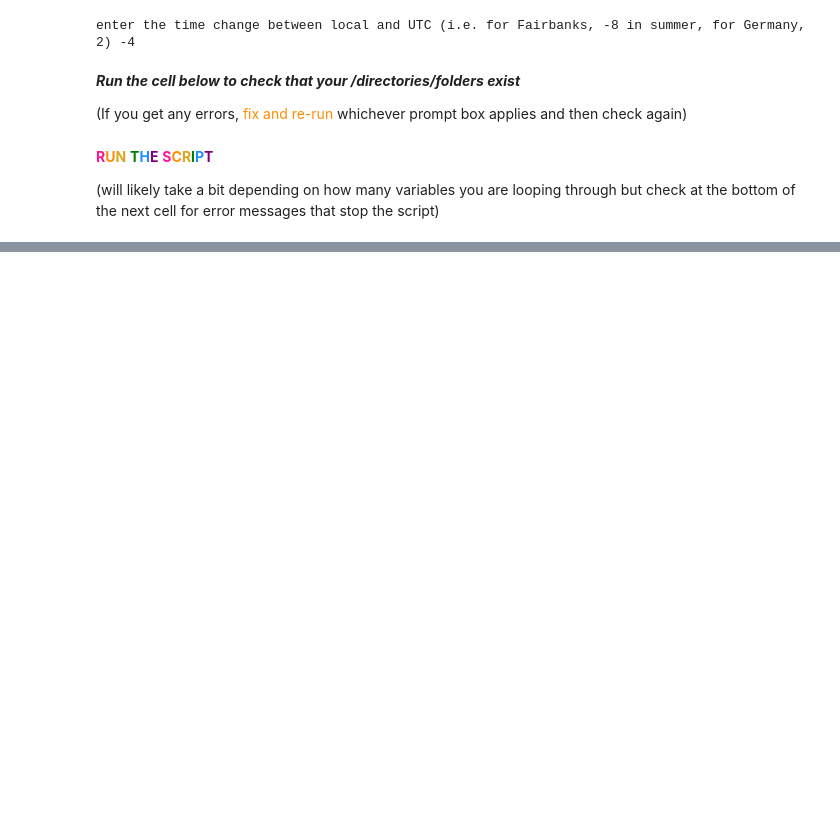
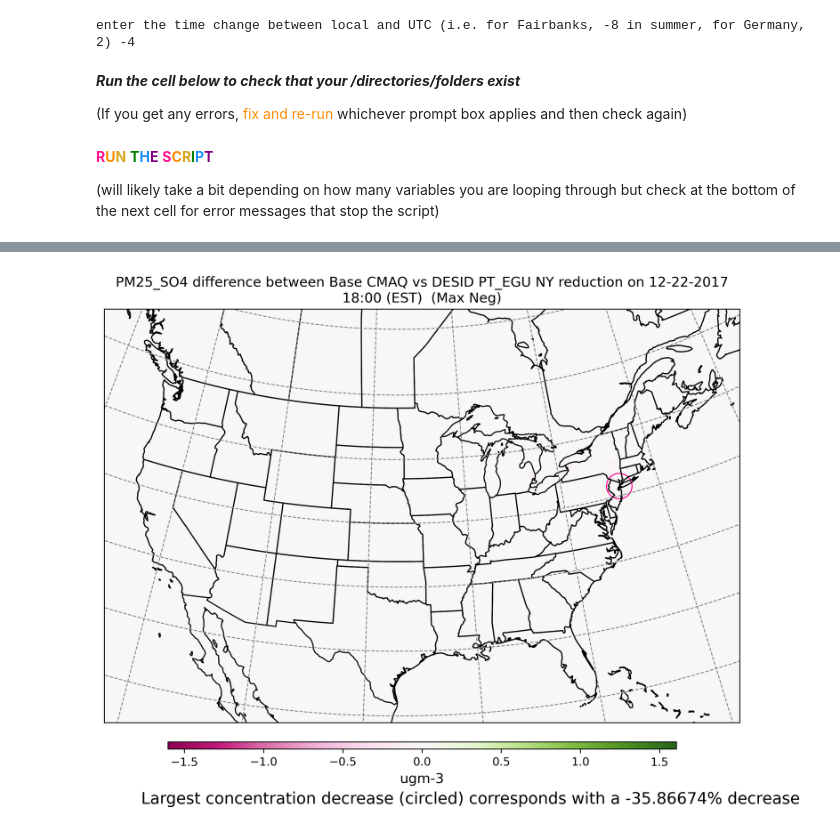
Before and after one commit to CMASCenter/pcluster-cmaq, a Jupyter notebook: qa_scripts/workshop/Spatial_Plots_of_Max_Conc_Differences.ipynb, the cells around one changed output, grey strips where cells are left out. Cells and saved outputs as stored; diff of their text form; code cells hidden in the pictures; blank space fills up the shorter version.

```diff
--- a/qa_scripts/workshop/Spatial_Plots_of_Max_Conc_Differences.ipynb
+++ b/qa_scripts/workshop/Spatial_Plots_of_Max_Conc_Differences.ipynb
@@ -535,0 +535,5 @@ Image(filename='/fsx/data/output/desid_emis_red_images/PM25_NO3_difference_betwe
+# %%
+from IPython.display import Image
+Image(filename='/fsx/data/output/desid_emis_red_images_new/PM25_SO4_difference_between_Base_CMAQ_vs_DESID_PT_EGU_NY_reduction_on_12-22-2017_18.png')
+# %% [output]
+[figure, added]
```
Also changed, not shown: parts of 7 cells of this notebook, 4 other files.
